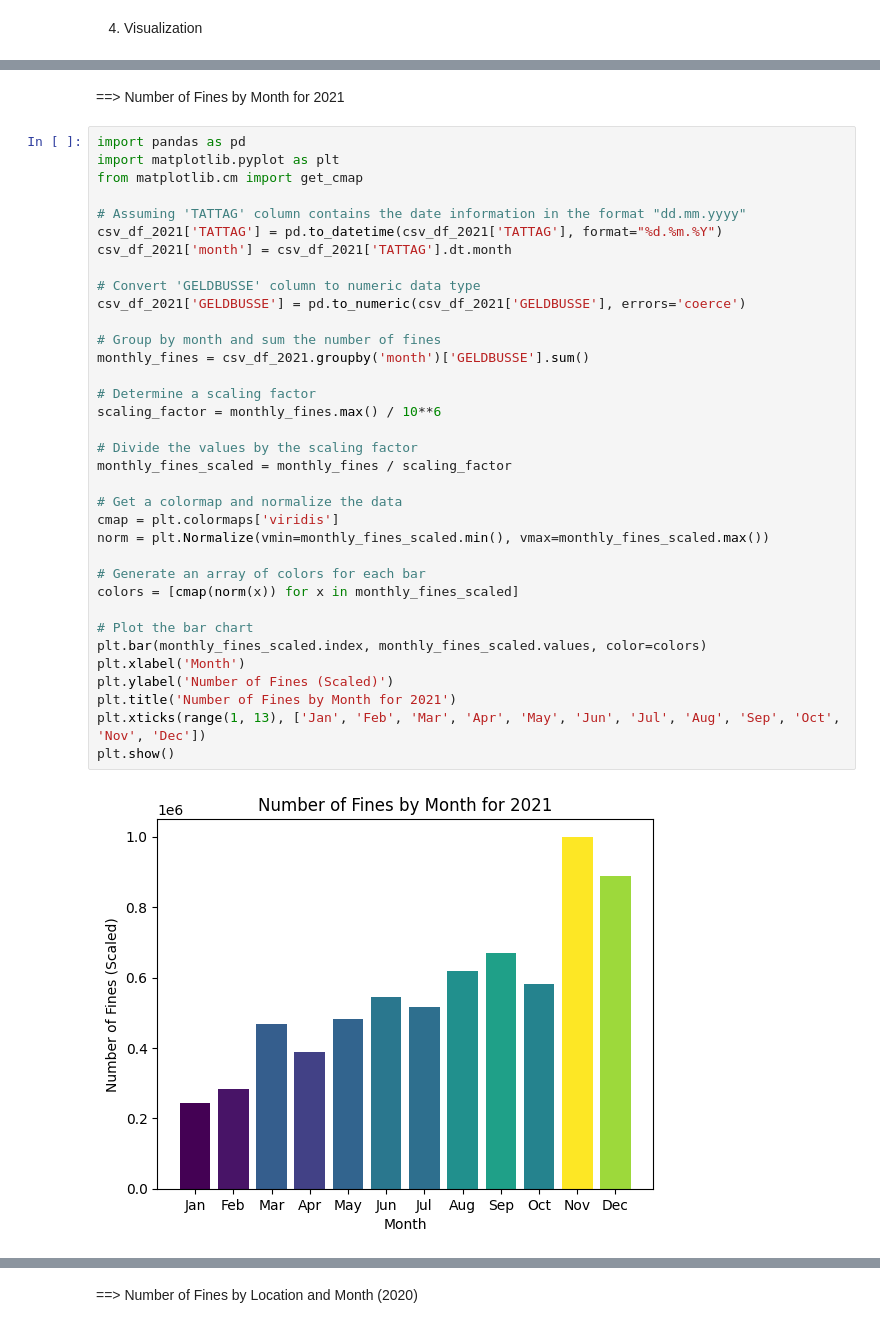
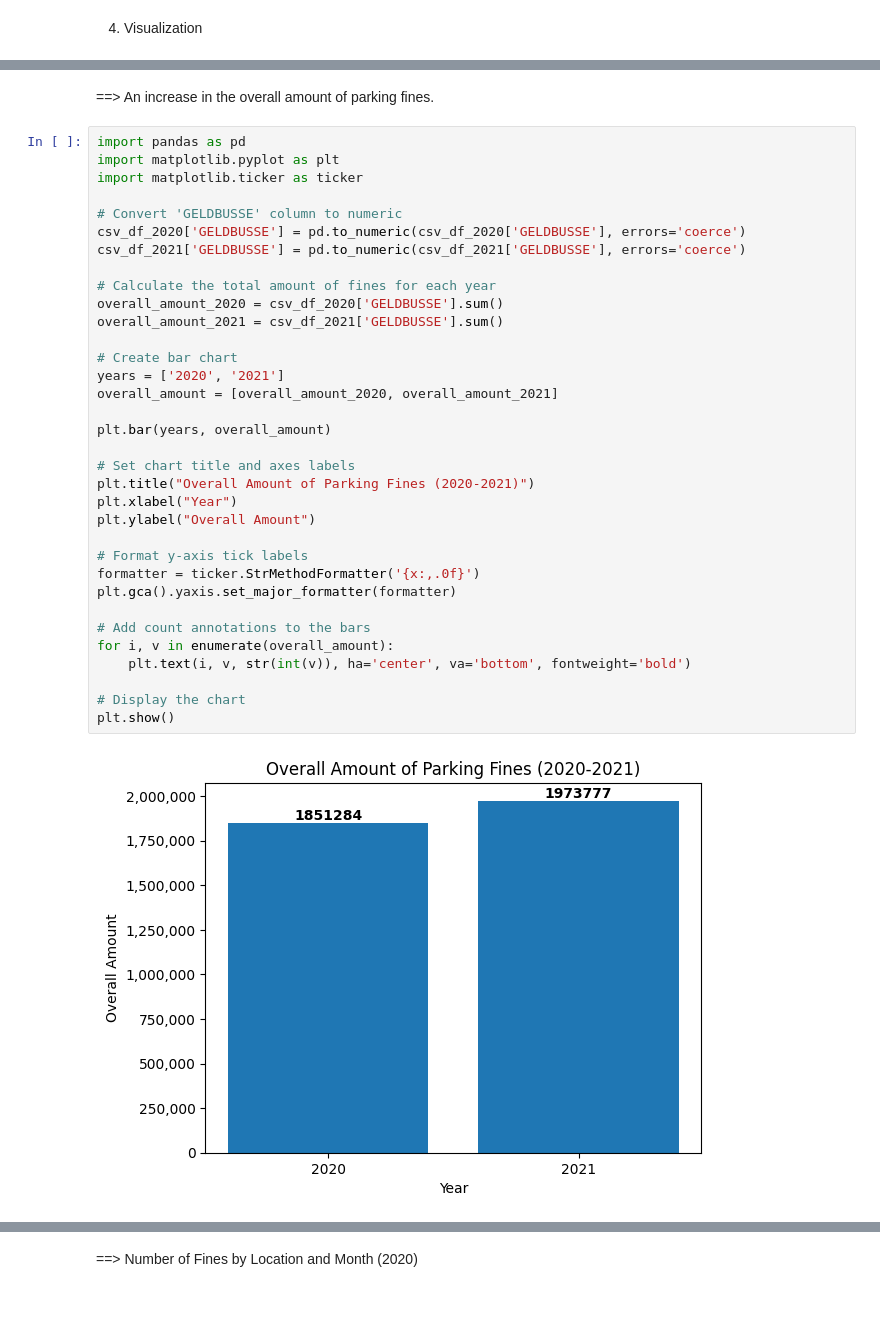
Before and after one commit to Shagun-Shah/2023-amse-template, a Jupyter notebook: exploration.ipynb, the cells around one changed output, grey strips where cells are left out. Cells and saved outputs as stored; diff of their text form.

```diff
--- a/exploration.ipynb
+++ b/exploration.ipynb
@@ -166,39 +126,38 @@ plt.show()
-# %% [markdown]
-==> Number of Fines by Month for 2021
-# %%
-import pandas as pd
-import matplotlib.pyplot as plt
-from matplotlib.cm import get_cmap
-
-# Assuming 'TATTAG' column contains the date information in the format "dd.mm.yyyy"
-csv_df_2021['TATTAG'] = pd.to_datetime(csv_df_2021['TATTAG'], format="%d.%m.%Y")
-csv_df_2021['month'] = csv_df_2021['TATTAG'].dt.month
-
-# Convert 'GELDBUSSE' column to numeric data type
-csv_df_2021['GELDBUSSE'] = pd.to_numeric(csv_df_2021['GELDBUSSE'], errors='coerce')
-
-# Group by month and sum the number of fines
-monthly_fines = csv_df_2021.groupby('month')['GELDBUSSE'].sum()
-
-# Determine a scaling factor
-scaling_factor = monthly_fines.max() / 10**6
-
-# Divide the values by the scaling factor
-monthly_fines_scaled = monthly_fines / scaling_factor
-
-# Get a colormap and normalize the data
-cmap = plt.colormaps['viridis']
-norm = plt.Normalize(vmin=monthly_fines_scaled.min(), vmax=monthly_fines_scaled.max())
-
-# Generate an array of colors for each bar
-colors = [cmap(norm(x)) for x in monthly_fines_scaled]
-
-# Plot the bar chart
-plt.bar(monthly_fines_scaled.index, monthly_fines_scaled.values, color=colors)
-plt.xlabel('Month')
-plt.ylabel('Number of Fines (Scaled)')
-plt.title('Number of Fines by Month for 2021')
-plt.xticks(range(1, 13), ['Jan', 'Feb', 'Mar', 'Apr', 'May', 'Jun', 'Jul', 'Aug', 'Sep', 'Oct', 'Nov', 'Dec'])
-plt.show()
-# %% [output]
-[figure, removed]
+# %% [markdown]
+==> An increase in the overall amount of parking fines.
+# %%
+import pandas as pd
+import matplotlib.pyplot as plt
+import matplotlib.ticker as ticker
+
+# Convert 'GELDBUSSE' column to numeric
+csv_df_2020['GELDBUSSE'] = pd.to_numeric(csv_df_2020['GELDBUSSE'], errors='coerce')
+csv_df_2021['GELDBUSSE'] = pd.to_numeric(csv_df_2021['GELDBUSSE'], errors='coerce')
+
+# Calculate the total amount of fines for each year
+overall_amount_2020 = csv_df_2020['GELDBUSSE'].sum()
+overall_amount_2021 = csv_df_2021['GELDBUSSE'].sum()
+
+# Create bar chart
+years = ['2020', '2021']
+overall_amount = [overall_amount_2020, overall_amount_2021]
+
+plt.bar(years, overall_amount)
+
+# Set chart title and axes labels
+plt.title("Overall Amount of Parking Fines (2020-2021)")
+plt.xlabel("Year")
+plt.ylabel("Overall Amount")
+
+# Format y-axis tick labels
+formatter = ticker.StrMethodFormatter('{x:,.0f}')
+plt.gca().yaxis.set_major_formatter(formatter)
+
+# Add count annotations to the bars
+for i, v in enumerate(overall_amount):
+    plt.text(i, v, str(int(v)), ha='center', va='bottom', fontweight='bold')
+
+# Display the chart
+plt.show()
+# %% [output]
+[figure, added]
```
Also changed, not shown: parts of 7 cells of this notebook, 1 other file.
